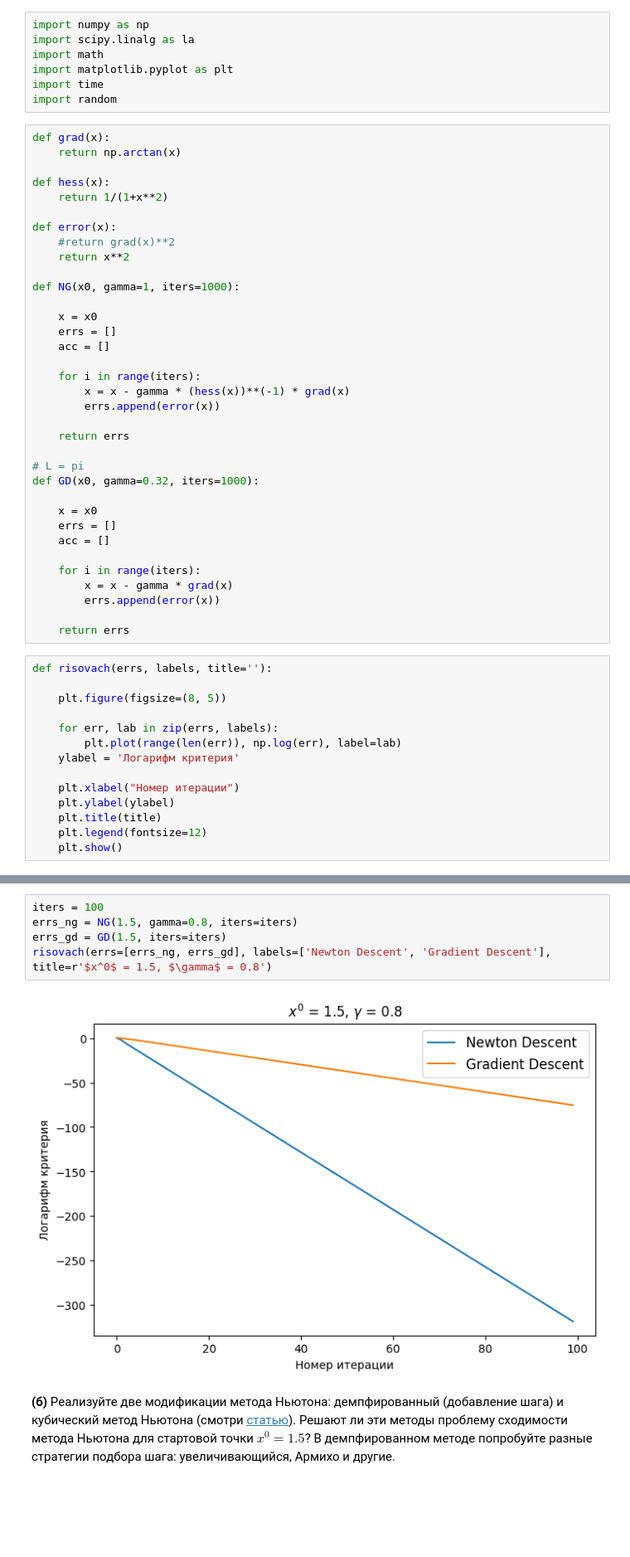
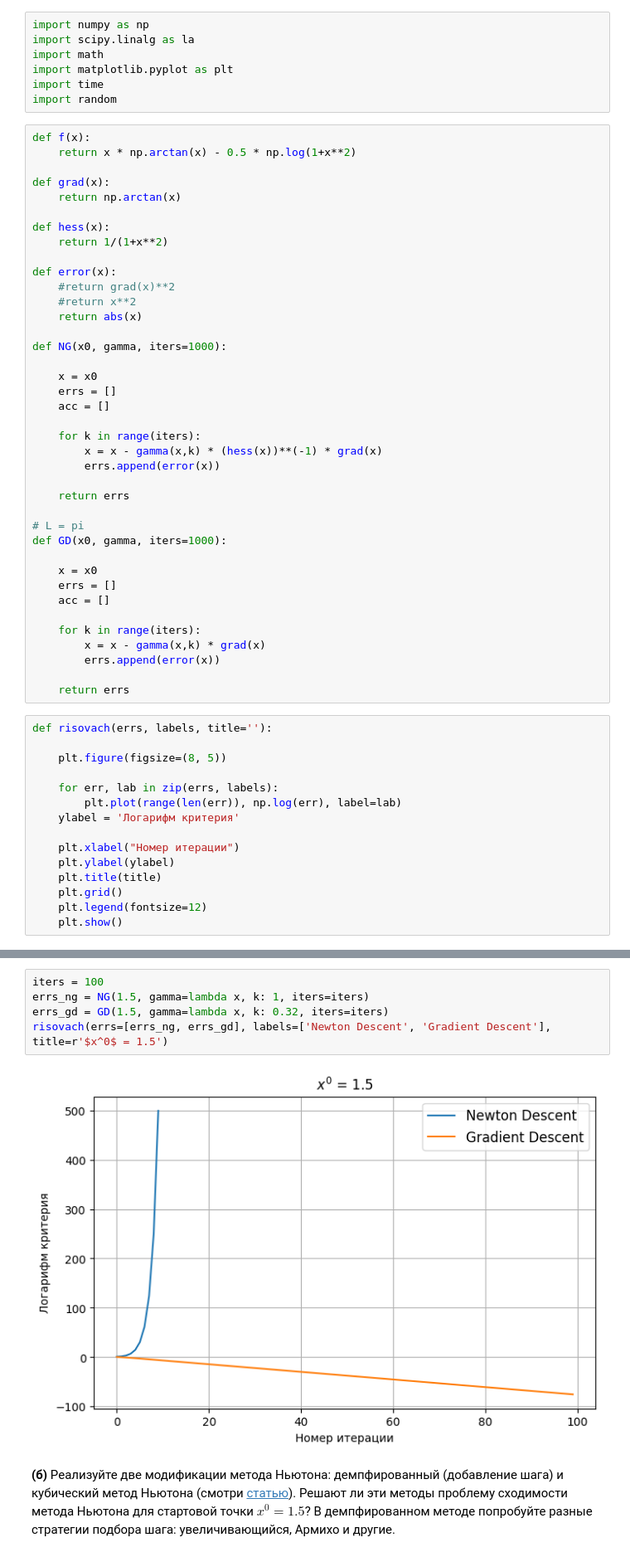
Before and after one commit to featztex/optimization, a Jupyter notebook: hw/Emelyanov_HW_9.ipynb, the cells around one changed output, grey strips where cells are left out. Shown: that part at 83% size. Saved outputs shown, nothing was run; the diff lists cells and outputs as text; blank space fills up the shorter version.

```diff
--- a/hw/Emelyanov_HW_9.ipynb
+++ b/hw/Emelyanov_HW_9.ipynb
@@ -36,6 +36,9 @@ import matplotlib.pyplot as plt
 import time
 import random
 # %%
+def f(x):
+    return x * np.arctan(x) - 0.5 * np.log(1+x**2)
+
 def grad(x):
     return np.arctan(x)
 
@@ -44,29 +47,30 @@ def hess(x):
 
 def error(x):
     #return grad(x)**2
-    return x**2
+    #return x**2
+    return abs(x)
 
-def NG(x0, gamma=1, iters=1000):
+def NG(x0, gamma, iters=1000):
 
     x = x0
     errs = []
     acc = []
 
-    for i in range(iters):
-        x = x - gamma * (hess(x))**(-1) * grad(x)
+    for k in range(iters):
+        x = x - gamma(x,k) * (hess(x))**(-1) * grad(x)
         errs.append(error(x))
 
     return errs
 
 # L = pi
-def GD(x0, gamma=0.32, iters=1000):
+def GD(x0, gamma, iters=1000):
 
     x = x0
     errs = []
     acc = []
 
-    for i in range(iters):
-        x = x - gamma * grad(x)
+    for k in range(iters):
+        x = x - gamma(x,k) * grad(x)
         errs.append(error(x))
 
     return errs
@@ -82,6 +86,7 @@ def risovach(errs, labels, title=''):
     plt.xlabel("Номер итерации")
     plt.ylabel(ylabel)
     plt.title(title)
+    plt.grid()
     plt.legend(fontsize=12)
     plt.show()
 # %%
@@ -98,9 +103,9 @@ risovach(errs=[errs_ng, errs_gd], labels=['Newton Descent', 'Gradient Descent'],
 # %%
 iters = 100
-errs_ng = NG(1.5, gamma=0.8, iters=iters)
-errs_gd = GD(1.5, iters=iters)
-risovach(errs=[errs_ng, errs_gd], labels=['Newton Descent', 'Gradient Descent'], title=r'$x^0$ = 1.5, $\gamma$ = 0.8')
+errs_ng = NG(1.5, gamma=lambda x, k: 1, iters=iters)
+errs_gd = GD(1.5, gamma=lambda x, k: 0.32, iters=iters)
+risovach(errs=[errs_ng, errs_gd], labels=['Newton Descent', 'Gradient Descent'], title=r'$x^0$ = 1.5')
 # %% [output]
-[figure, old version]
+[figure, new version]
 # %% [markdown]
 __(б)__ Реализуйте две модификации метода Ньютона: демпфированный (добавление шага) и кубический метод Ньютона (смотри [статью](https://link.springer.com/article/10.1007/s10107-006-0706-8)). Решают ли эти методы проблему сходимости метода Ньютона для стартовой точки $x^0 = 1.5$? В демпфированном методе попробуйте разные стратегии подбора шага: увеличивающийся, Армихо и другие.
```
Also changed, not shown: parts of 8 cells of this notebook.
